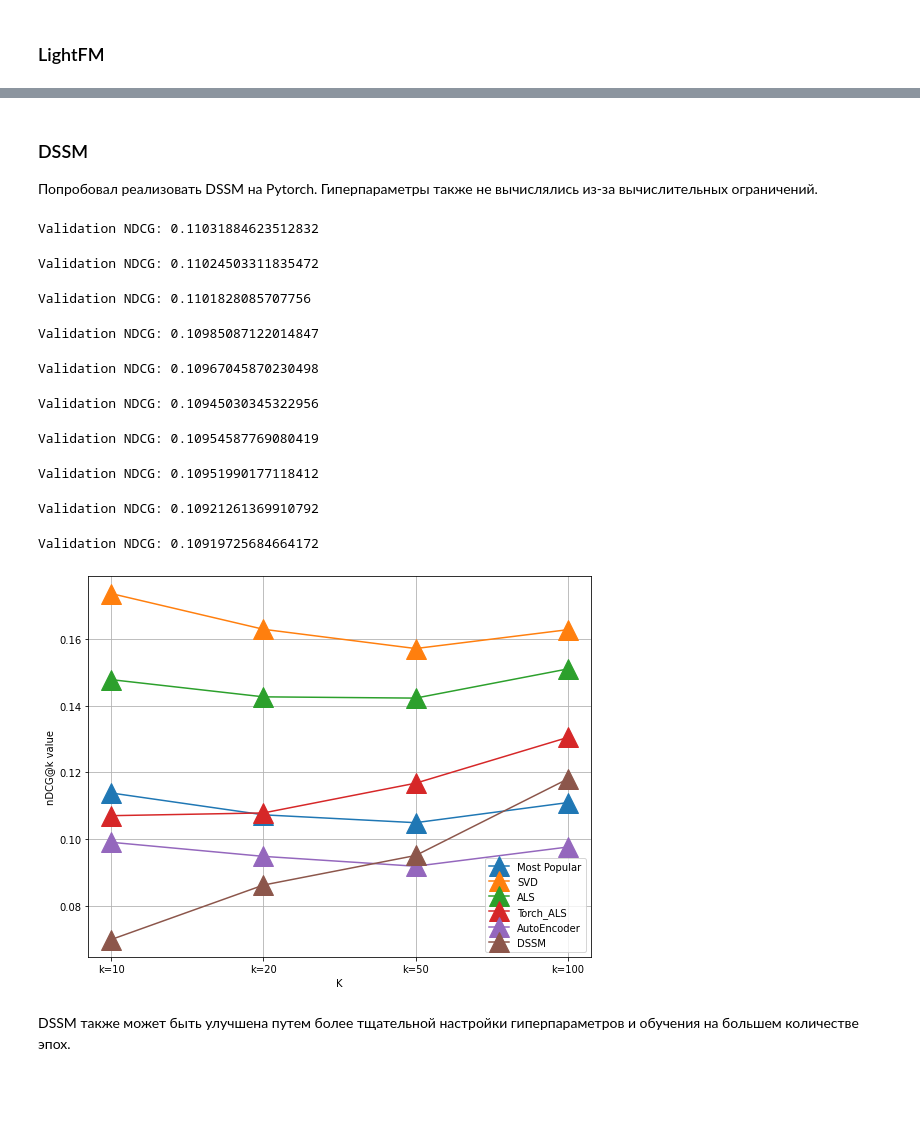
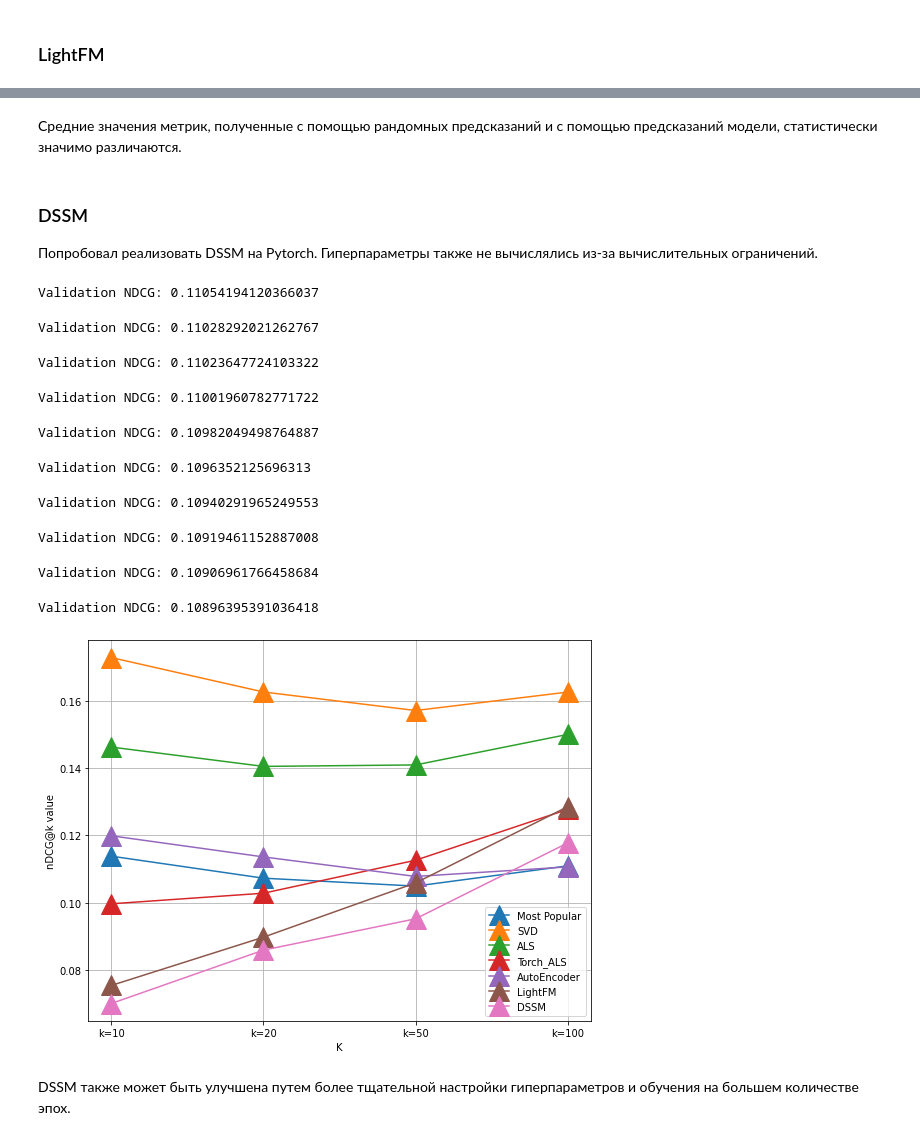
Before and after one commit to pavelthei/core-ml-elizarov, a Jupyter notebook: main.ipynb, the cells around one changed output, grey strips where cells are left out. Cells and saved outputs as stored; diff of their text form; code cells hidden in the pictures; blank space fills up the shorter version.

```diff
--- a/main.ipynb
+++ b/main.ipynb
@@ -317,13 +324,13 @@ from src.torch_models import AutoEncoderRecommender
 val_user_ids = np.arange(validation.shape[0])[(train.getnnz(1) > 10) & (validation.getnnz(1) > 5)]
 
 autoencoder = AutoEncoderRecommender(n_items=train.shape[1],
-                                    layers_dims=[1024, 1024, 1024, 1024, 1024*2],
-                                    activation='relu',
+                                    layers_dims=[1024, 512, 256],
+                                    activation='swish',
                                     n_epoch=10,
                                     device=device,
-                                    lr=0.005,
+                                    lr=0.003,
                                     optimizer='adam',
-                                    batch_size=256,
+                                    batch_size=512,
                                     dropout=0.8,
                                     augmentation_step=1)
 
@@ -415,4 +423,4 @@ items_features = sp.csr_matrix((items_features['relevance'], (items_features['mo
 from lightfm import LightFM
 
 lf = LightFM(no_components=30)
-lf.fit(train_val_for_test, item_features=items_features, epochs=10, num_threads=6)
+lf.fit(train_val, item_features=items_features, epochs=10, num_threads=6)
@@ -420,0 +434,26 @@ lf.fit(train_val_for_test, item_features=items_features, epochs=10, num_threads=
+# %%
+# Set the ids of users to predict
+user_ids = np.arange(test.shape[0])[(train.getnnz(1) > 10) & (test.getnnz(1) > 5)]
+items_ids = np.arange(0, test.shape[1])
+
+# set empty prediction list
+predictions_all = []
+
+# Iterating over batches to make predictions
+for start_ind in tqdm(range(0, len(user_ids), 10)):
+    batch = user_ids[start_ind: start_ind + 10]
+
+    scores = lf.predict(user_ids=np.repeat(batch, train_val.shape[1]), item_ids=np.tile(items_ids, len(batch)), item_features=items_features)
+
+    # excluding train predictions
+    scores[train_val[batch, :].nonzero()] = -np.inf
+
+    # predictions
+    predictions = np.argsort(scores, axis=1)[:, ::-1][:, :100]
+
+    # Appending results
+    predictions_all.extend(predictions)
+
+predictions_all = np.array(predictions_all)
+# %%
+lf_ndcg = [ndcg_at_k(predictions_all, test_active, k=i).mean() for i in (10, 20, 50, 100)]
@@ -421,3 +476,5 @@ lf.fit(train_val_for_test, item_features=items_features, epochs=10, num_threads=
+# %% [markdown]
+Средние значения метрик, полученные с помощью рандомных предсказаний и с помощью предсказаний модели, статистически значимо различаются.
 # %% [markdown]
 ### DSSM
 Попробовал реализовать DSSM на Pytorch. Гиперпараметры также не вычислялись из-за вычислительных ограничений.
@@ -434,16 +491,16 @@ train_user_ids = np.arange(validation.shape[0])
 
 dssm.fit(train, val_active, item_features=items_features, user_ind_train=train_user_ids, user_ind_val=val_user_ids)
 # %% [output]
-Validation NDCG: 0.11031884623512832
+Validation NDCG: 0.11054194120366037
-Validation NDCG: 0.11024503311835472
+Validation NDCG: 0.11028292021262767
-Validation NDCG: 0.1101828085707756
+Validation NDCG: 0.11023647724103322
-Validation NDCG: 0.10985087122014847
+Validation NDCG: 0.11001960782771722
-Validation NDCG: 0.10967045870230498
+Validation NDCG: 0.10982049498764887
-Validation NDCG: 0.10945030345322956
+Validation NDCG: 0.1096352125696313
-Validation NDCG: 0.10954587769080419
+Validation NDCG: 0.10940291965249553
-Validation NDCG: 0.10951990177118412
+Validation NDCG: 0.10919461152887008
-Validation NDCG: 0.10921261369910792
+Validation NDCG: 0.10906961766458684
-Validation NDCG: 0.10919725684664172
+Validation NDCG: 0.10896395391036418
 # %%
 user_ids = np.arange(test.shape[0])[(train.getnnz(1) > 10) & (test.getnnz(1) > 5)]
 predictions = dssm.predict(item_features=items_features, number_of_predictions=100, user_ids=user_ids, excluding_predictions=train_val)
@@ -452,22 +509,23 @@ ndcg_dssm = [ndcg_at_k(predictions, test_active, k=i).mean() for i in (10, 20, 5
 # %%
 fig, ax = plt.subplots(figsize=(9,7))
 x = np.arange(0, 4)
 ax.plot(x, most_pop_ndcg, marker='^', markersize=20, label='Most Popular')
 ax.plot(x, svd_ndcg, marker='^', markersize=20, label='SVD')
 ax.plot(x, als_ndcg, marker='^', markersize=20, label='ALS')
-ax.plot(x, torch_als_ndcg, marker='^', markersize=20, label='Torch_ALS')#
+ax.plot(x, torch_als_ndcg, marker='^', markersize=20, label='Torch_ALS')
 ax.plot(x, autoencoder_ndcg, marker='^', markersize=20, label='AutoEncoder')
+ax.plot(x, lf_ndcg, marker='^', markersize=20, label='LightFM')
 ax.plot(x, ndcg_dssm, marker='^', markersize=20, label='DSSM')
 ax.legend()
 ax.set_xticks(x)
 labels = [f"k={i}" for i in (10, 20, 50, 100)]
 ax.set_xticklabels(labels)
 ax.set_xlabel("K")
 ax.set_ylabel("nDCG@k value")
 ax.grid()
 plt.show()
 # %% [output]
-[figure, old version]
+[figure, new version]
 # %% [markdown]
 DSSM также может быть улучшена путем более тщательной настройки гиперпараметров и обучения на большем количестве эпох.
 # %%
```
Also changed, not shown: parts of 15 cells of this notebook, 6 other files.
